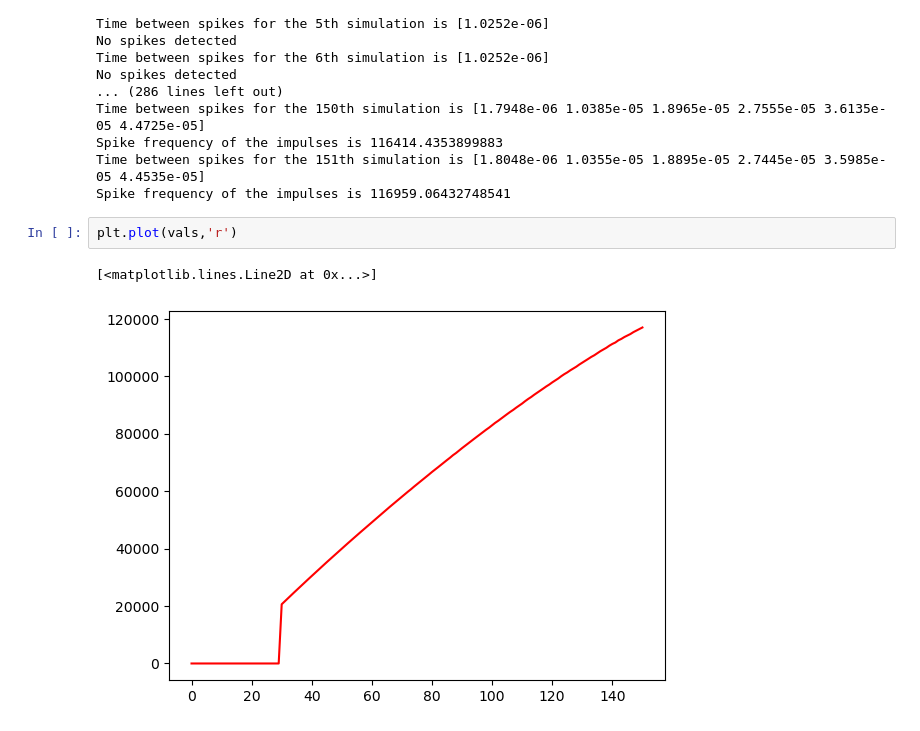
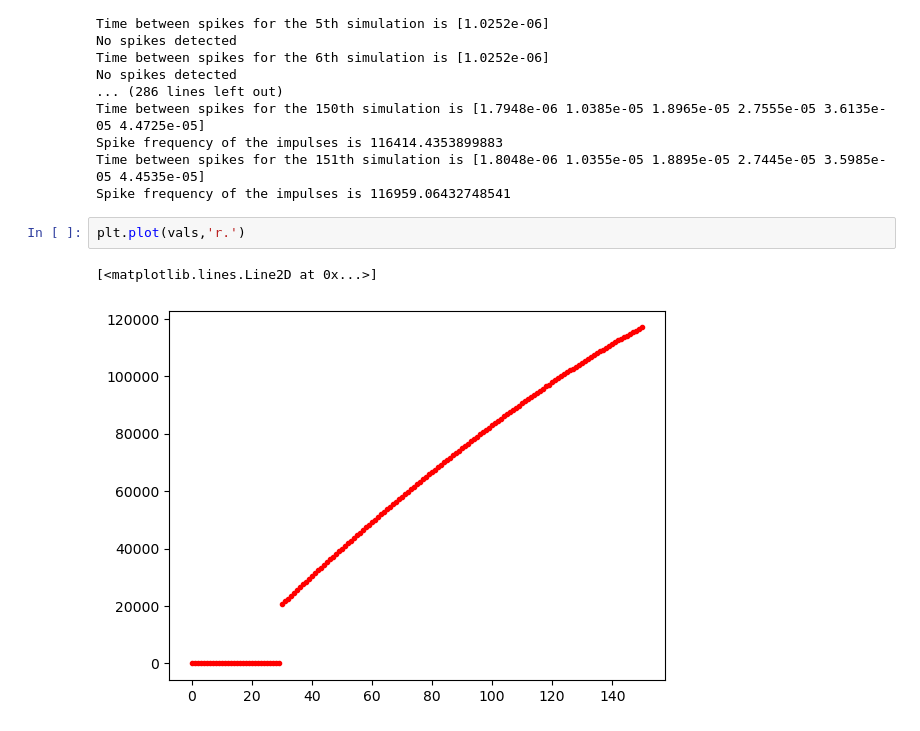
Before and after one commit to AlejandroJuarezLora/SNN_IPN, a Jupyter notebook: Neuron/txt_xschem_2_pd_final.ipynb, the cells around one changed output. Cells and saved outputs as stored; diff of their text form.

```diff
--- a/Neuron/txt_xschem_2_pd_final.ipynb
+++ b/Neuron/txt_xschem_2_pd_final.ipynb
@@ -74,7 +74,7 @@ Spike frequency of the impulses is 116414.4353899883
 Time between spikes for the 151th simulation is [1.8048e-06 1.0355e-05 1.8895e-05 2.7445e-05 3.5985e-05 4.4535e-05]
 Spike frequency of the impulses is 116959.06432748541
 # %%
-plt.plot(vals,'r')
+plt.plot(vals,'r.')
 # %% [output]
 [<matplotlib.lines.Line2D at 0x...>]
-[figure, old version]
+[figure, new version]
```
Also changed, not shown: 47 other files.
